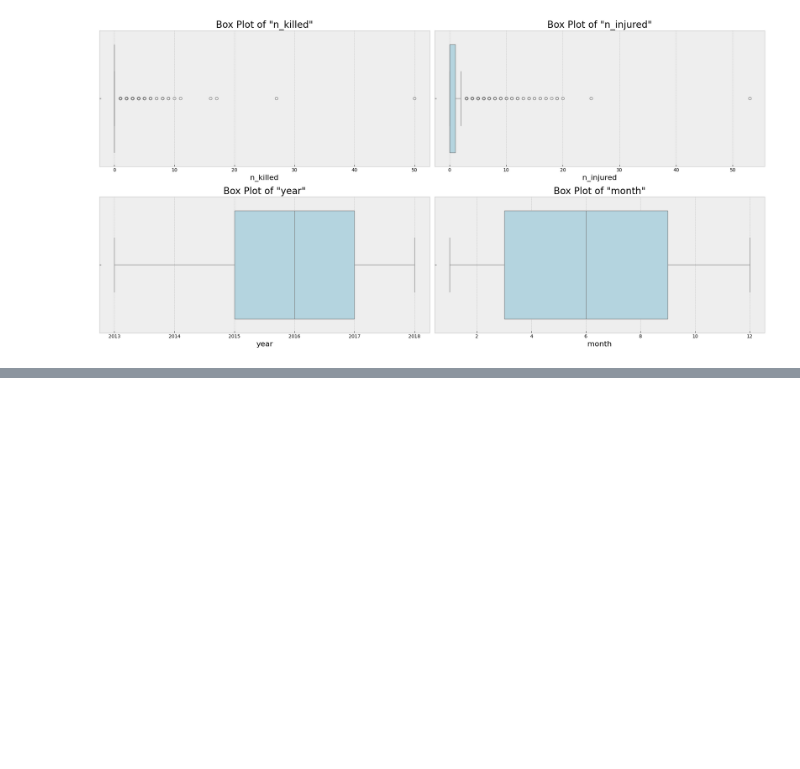
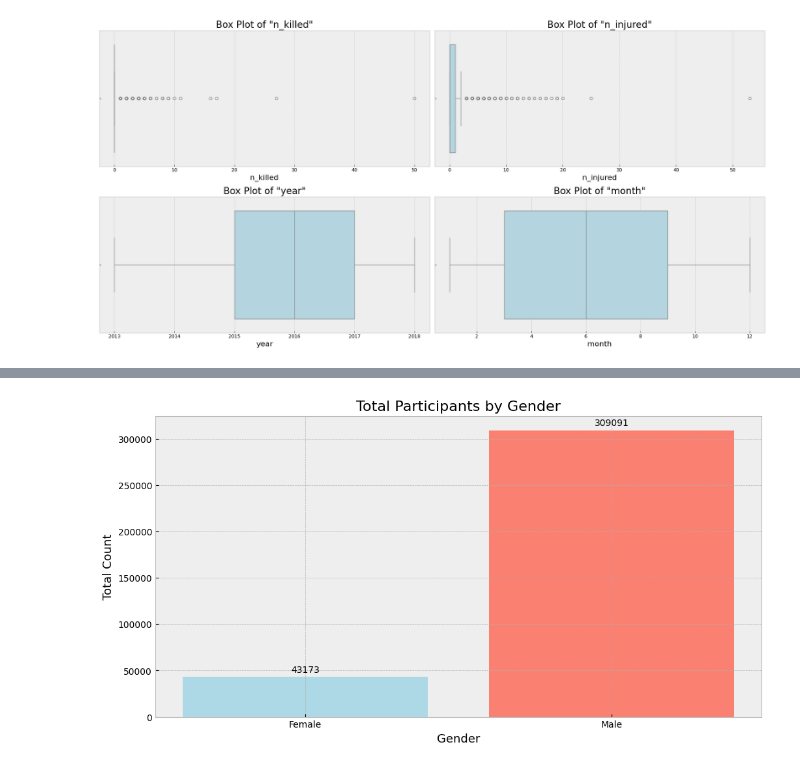
Before and after one commit to bharath03-a/Gun-Violence-Incidents, a Jupyter notebook: notebooks/03_cleaned_data_exploration.ipynb, the cells around one changed output, grey strips where cells are left out. Cells and saved outputs as stored; diff of their text form; code cells hidden in the pictures; blank space fills up the shorter version.

```diff
--- a/notebooks/03_cleaned_data_exploration.ipynb
+++ b/notebooks/03_cleaned_data_exploration.ipynb
@@ -101,0 +104,2 @@ only showing top 5 rows
+# %%
+pandas_ip_df = ip_data.toPandas()
@@ -131,7 +135,7 @@ def analyze_participant_gender(df):
     counts = [total_females, total_males]
 
     # Bar plot for total gender counts
-    fig, ax = plt.subplots(figsize=(8, 6))
+    fig, ax = plt.subplots(figsize=(12, 6))
     bars = ax.bar(genders, counts, color=['lightblue', 'salmon'])
 
     # Annotate value counts on bars
@@ -141,11 +145,11 @@ def analyze_participant_gender(df):
                     xy=(bar.get_x() + bar.get_width() / 2, yval),
                     xytext=(0, 3),  # 3 points vertical offset
                     textcoords='offset points',
-                    ha='center', va='bottom', fontsize=12)
+                    ha='center', va='bottom', fontsize=10)
 
-    ax.set_title('Total Participants by Gender', fontsize=20)
-    ax.set_ylabel('Total Count', fontsize=16)
-    ax.set_xlabel('Gender', fontsize=16)
+    ax.set_title('Total Participants by Gender', fontsize=16)
+    ax.set_ylabel('Total Count', fontsize=13)
+    ax.set_xlabel('Gender', fontsize=13)
     plt.show()
 
 def stacked_bar_plot(df):
@@ -175,13 +179,13 @@ def stacked_bar_plot(df):
     df_status = pd.DataFrame(data, index=['Arrested', 'Injured', 'Killed', 'Unharmed'])
 
     # Plotting
-    fig, ax = plt.subplots(figsize=(10, 6))
+    fig, ax = plt.subplots(figsize=(12, 6))
     bars = df_status.plot(kind='bar', stacked=True, ax=ax, color=['lightblue', 'salmon'])
 
-    ax.set_title('Participant Status by Gender', fontsize=20)
-    ax.set_ylabel('Number of Participants', fontsize=16)
-    ax.set_xlabel('Status', fontsize=16)
-    ax.legend(title='Gender', fontsize=14)
+    ax.set_title('Participant Status by Gender', fontsize=16)
+    ax.set_ylabel('Number of Participants', fontsize=13)
+    ax.set_xlabel('Status', fontsize=13)
+    ax.legend(title='Gender', fontsize=10)
 
     # Annotate value counts on bars
     for bar in ax.patches:
@@ -194,6 +198,3 @@ def stacked_bar_plot(df):
                     ha='center', va='center', fontsize=10, color='black')
 
     plt.show()
-
-analyze_participant_gender(ip_data.toPandas())
-stacked_bar_plot(ip_data.toPandas())
@@ -202,0 +201,4 @@ stacked_bar_plot(ip_data.toPandas())
+# %%
+analyze_participant_gender(pandas_ip_df)
+# %% [output]
+[figure, added]
```
Also changed, not shown: parts of 9 cells of this notebook, 1 other file.
